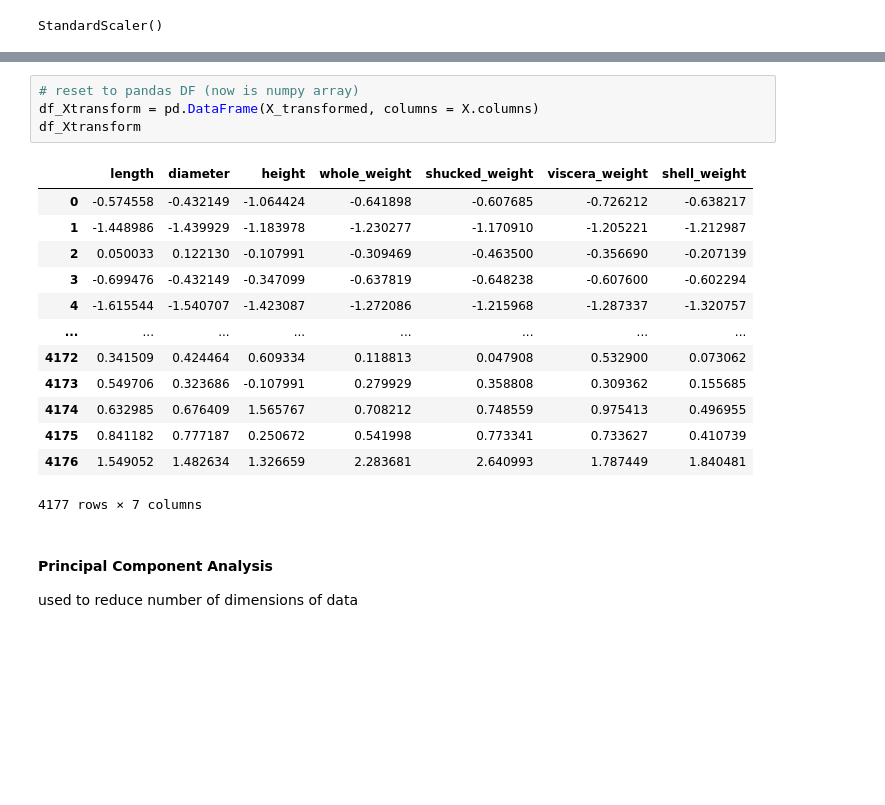
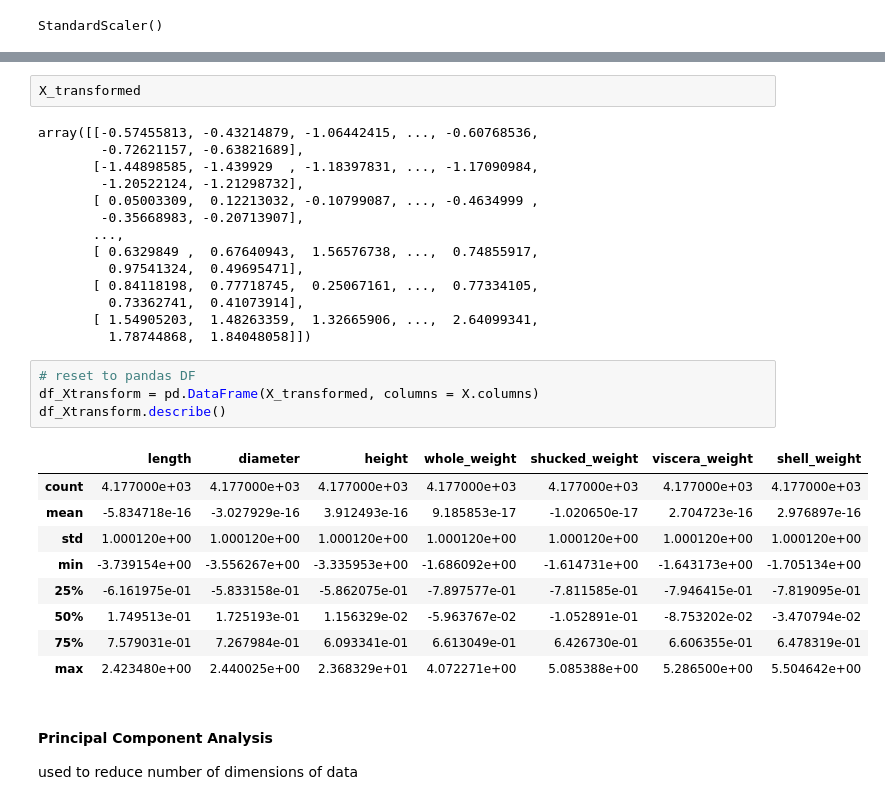
Before and after one commit to ByketPoe/efarrellMLAug2024, a Jupyter notebook: abalone.ipynb, the cells around one changed output, grey strips where cells are left out. Drawn from its saved outputs; the diff is of its cells as text; blank space fills up the shorter version.

```diff
--- a/abalone.ipynb
+++ b/abalone.ipynb
@@ -377,21 +350,33 @@ array([[-0.57455813, -0.43214879, -1.06442415, ..., -0.60768536,
+# %%
+X_transformed
+# %% [output]
+array([[-0.57455813, -0.43214879, -1.06442415, ..., -0.60768536,
+        -0.72621157, -0.63821689],
+       [-1.44898585, -1.439929  , -1.18397831, ..., -1.17090984,
+        -1.20522124, -1.21298732],
+       [ 0.05003309,  0.12213032, -0.10799087, ..., -0.4634999 ,
+        -0.35668983, -0.20713907],
+       ...,
+       [ 0.6329849 ,  0.67640943,  1.56576738, ...,  0.74855917,
+         0.97541324,  0.49695471],
+       [ 0.84118198,  0.77718745,  0.25067161, ...,  0.77334105,
+         0.73362741,  0.41073914],
+       [ 1.54905203,  1.48263359,  1.32665906, ...,  2.64099341,
+         1.78744868,  1.84048058]])
 # %%
-# reset to pandas DF (now is numpy array)
+# reset to pandas DF
 df_Xtransform = pd.DataFrame(X_transformed, columns = X.columns)
-df_Xtransform
+df_Xtransform.describe()
 # %% [output]
 |  | length | diameter | height | whole_weight | shucked_weight | viscera_weight | shell_weight |
-| 0 | -0.574558 | -0.432149 | -1.064424 | -0.641898 | -0.607685 | -0.726212 | -0.638217 |
-| 1 | -1.448986 | -1.439929 | -1.183978 | -1.230277 | -1.170910 | -1.205221 | -1.212987 |
-| 2 | 0.050033 | 0.122130 | -0.107991 | -0.309469 | -0.463500 | -0.356690 | -0.207139 |
-| 3 | -0.699476 | -0.432149 | -0.347099 | -0.637819 | -0.648238 | -0.607600 | -0.602294 |
-| 4 | -1.615544 | -1.540707 | -1.423087 | -1.272086 | -1.215968 | -1.287337 | -1.320757 |
-| ... | ... | ... | ... | ... | ... | ... | ... |
-| 4172 | 0.341509 | 0.424464 | 0.609334 | 0.118813 | 0.047908 | 0.532900 | 0.073062 |
-| 4173 | 0.549706 | 0.323686 | -0.107991 | 0.279929 | 0.358808 | 0.309362 | 0.155685 |
-| 4174 | 0.632985 | 0.676409 | 1.565767 | 0.708212 | 0.748559 | 0.975413 | 0.496955 |
-| 4175 | 0.841182 | 0.777187 | 0.250672 | 0.541998 | 0.773341 | 0.733627 | 0.410739 |
-| 4176 | 1.549052 | 1.482634 | 1.326659 | 2.283681 | 2.640993 | 1.787449 | 1.840481 |
+| count | 4.177000e+03 | 4.177000e+03 | 4.177000e+03 | 4.177000e+03 | 4.177000e+03 | 4.177000e+03 | 4.177000e+03 |
+| mean | -5.834718e-16 | -3.027929e-16 | 3.912493e-16 | 9.185853e-17 | -1.020650e-17 | 2.704723e-16 | 2.976897e-16 |
+| std | 1.000120e+00 | 1.000120e+00 | 1.000120e+00 | 1.000120e+00 | 1.000120e+00 | 1.000120e+00 | 1.000120e+00 |
+| min | -3.739154e+00 | -3.556267e+00 | -3.335953e+00 | -1.686092e+00 | -1.614731e+00 | -1.643173e+00 | -1.705134e+00 |
+| 25% | -6.161975e-01 | -5.833158e-01 | -5.862075e-01 | -7.897577e-01 | -7.811585e-01 | -7.946415e-01 | -7.819095e-01 |
+| 50% | 1.749513e-01 | 1.725193e-01 | 1.156329e-02 | -5.963767e-02 | -1.052891e-01 | -8.753202e-02 | -3.470794e-02 |
+| 75% | 7.579031e-01 | 7.267984e-01 | 6.093341e-01 | 6.613049e-01 | 6.426730e-01 | 6.606355e-01 | 6.478319e-01 |
+| max | 2.423480e+00 | 2.440025e+00 | 2.368329e+01 | 4.072271e+00 | 5.085388e+00 | 5.286500e+00 | 5.504642e+00 |
-4177 rows × 7 columns
 # %% [markdown]
 #### Principal Component Analysis
 
```
Also changed, not shown: parts of 24 cells of this notebook.
